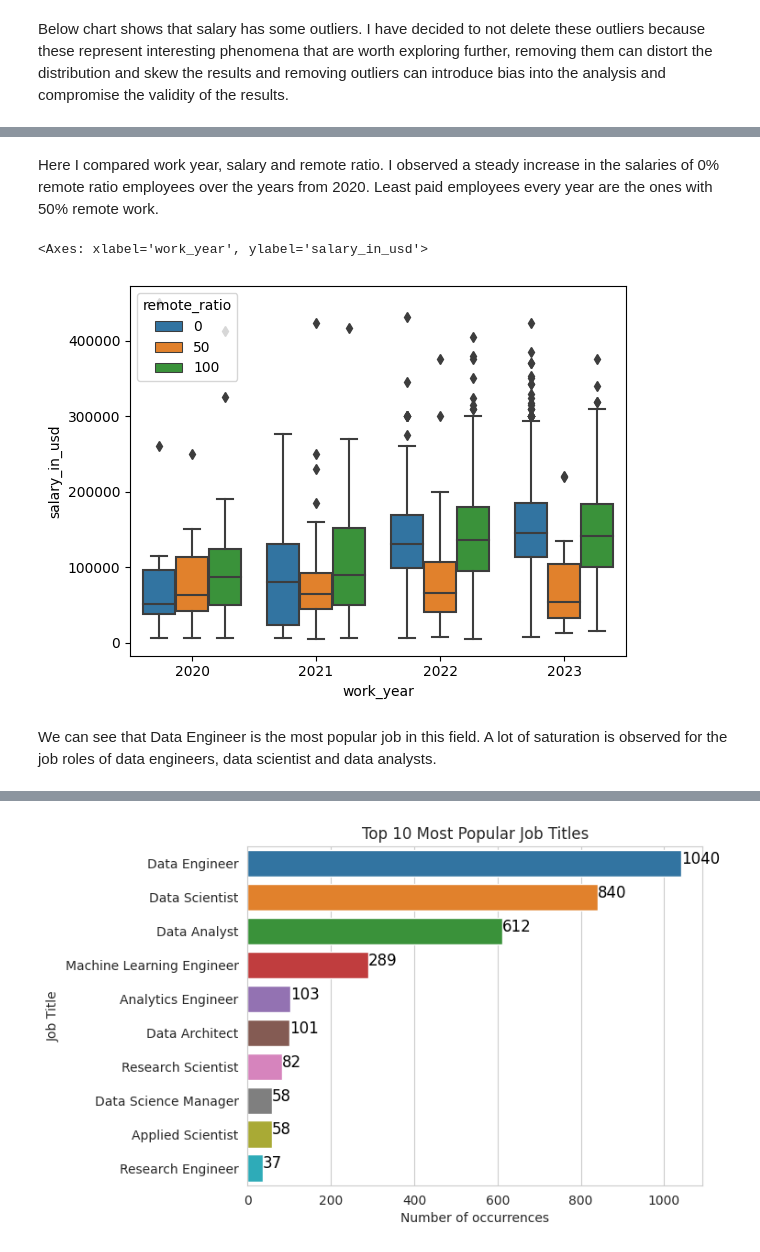
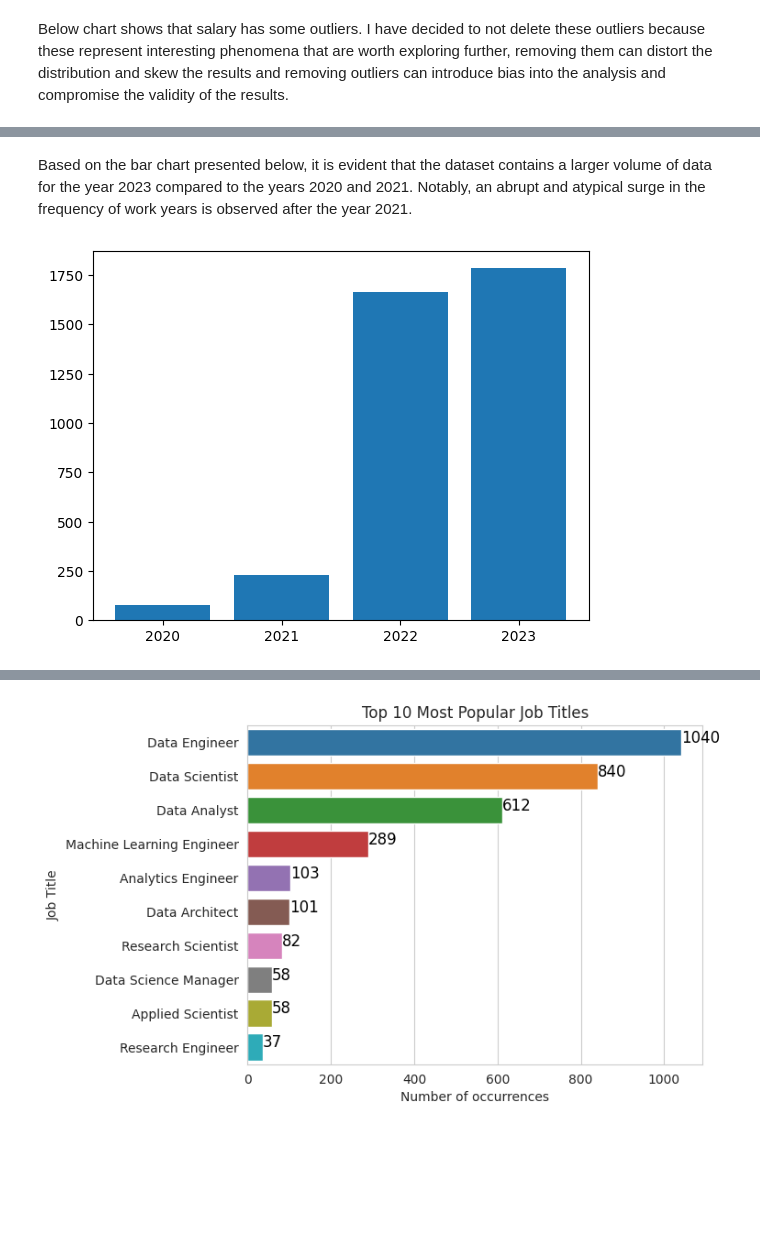
Before and after one commit to asra020601/ds_salaries, a Jupyter notebook: ds_salaries.ipynb, the cells around one changed output, grey strips where cells are left out. Saved outputs shown, nothing was run; the diff lists cells and outputs as text; code cells hidden in the pictures; blank space fills up the shorter version.

```diff
--- a/ds_salaries.ipynb
+++ b/ds_salaries.ipynb
@@ -127,10 +150,11 @@ sns.barplot(x= df['company_size'], y = df['salary_in_usd'],hue = df['remote_rati
-# %% [markdown]
-Here I compared work year, salary and remote ratio. I observed a steady increase in the salaries of 0% remote ratio employees over the years from  2020. Least paid employees every year are the ones with 50% remote work.
-# %%
-sns.boxplot(x = df['work_year'], y = df['salary_in_usd'],hue = df['remote_ratio'] )
-# %% [output]
-<Axes: xlabel='work_year', ylabel='salary_in_usd'>
-[figure, removed]
-# %% [markdown]
-We can see that Data Engineer is the most popular job in this field. A lot of
-saturation is observed for the job roles of data engineers, data scientist and data analysts.
+# %% [markdown]
+Based on the bar chart presented below, it is evident that the dataset contains a larger volume of data for the year 2023 compared to the years 2020 and 2021. Notably, an abrupt and atypical surge in the frequency of work years is observed after the year 2021.
+# %%
+df1 = df.groupby('work_year').size()
+df1 = dict(df1)
+year = list(df1.keys())
+freq = list(df1.values())
+plt.bar(range(len(df1)), freq, tick_label=year)
+plt.show()
+# %% [output]
+[figure, added]
```
Also changed, not shown: parts of 55 cells of this notebook.
